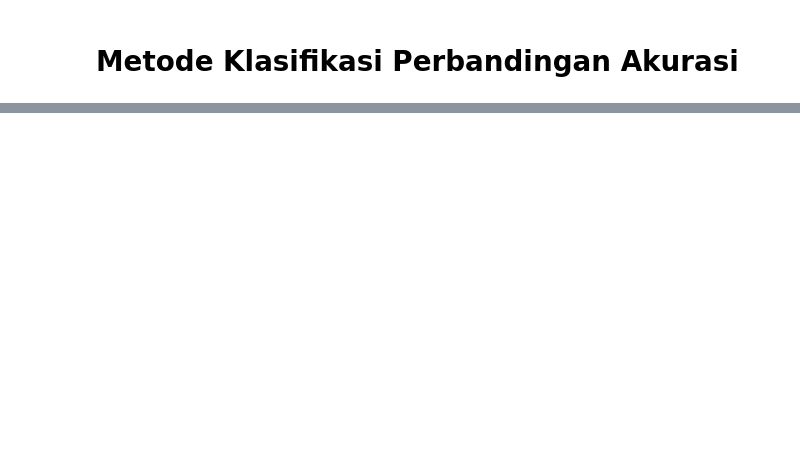
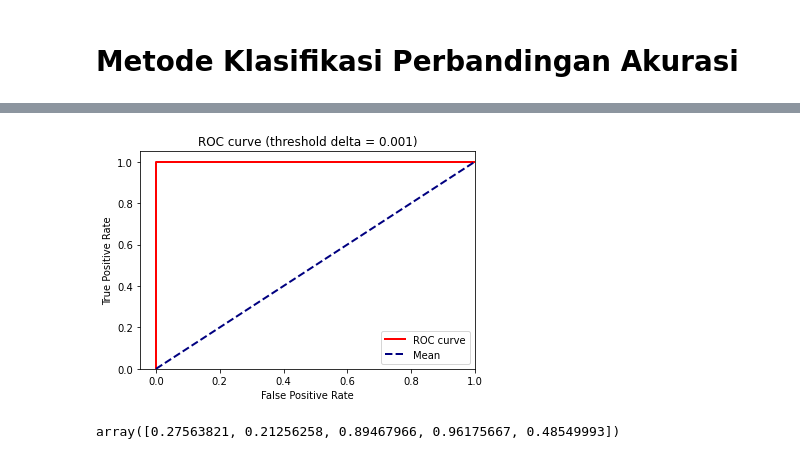
Before and after one commit to ririssilvia/Machine-Learning-D4TI, a Jupyter notebook: kuis2/Kuis2.ipynb, the cells around one changed output, grey strips where cells are left out. Cells and saved outputs as stored; diff of their text form; code cells hidden in the pictures; blank space fills up the shorter version.

```diff
--- a/kuis2/Kuis2.ipynb
+++ b/kuis2/Kuis2.ipynb
@@ -278,0 +517,40 @@ NameError: ignored
+# %%
+def get_roc_curve(y_test, y_proba, delta=0.1):
+
+    thresh = list(np.arange(0, 1, delta)) + [1]
+    TPRs = []
+    FPRs = []
+    y_pred = np.empty(y_proba.shape)
+    for th in thresh:
+        y_pred[y_proba < th] = 0
+        y_pred[y_proba >= th] = 1
+
+
+        (TN, FP), (FN, TP) = get_confusion_matrix(y_test, y_pred)
+
+        TPR = TP / (TP + FN)  # sensitivity
+        FPR = FP / (FP + TN)  # 1 - specificity
+        TPRs.append(TPR)
+        FPRs.append(FPR)
+    return FPRs, TPRs, thresh
+# %%
+delta = 0.001
+FPRs, TPRs, _ = get_roc_curve(y_test, y_proba, delta)
+# %%
+plt.plot(FPRs, TPRs, color='red',
+         lw=2, label='ROC curve')
+plt.plot([0, 1], [0, 1], color='navy', lw=2, linestyle='--', label="Mean")
+plt.xlim([-0.05, 1.0])
+plt.ylim([0.0, 1.05])
+plt.xlabel('False Positive Rate')
+plt.ylabel('True Positive Rate')
+plt.title(f'ROC curve (threshold delta = {delta})')
+plt.legend(loc="lower right")
+plt.show()
+# %% [output]
+[figure, added]
+# %%
+rand_proba = np.random.random(size=(y_proba.shape))
+rand_proba[:5]
+# %% [output]
+array([0.27563821, 0.21256258, 0.89467966, 0.96175667, 0.48549993])
```
Also changed, not shown: parts of 63 cells of this notebook.
